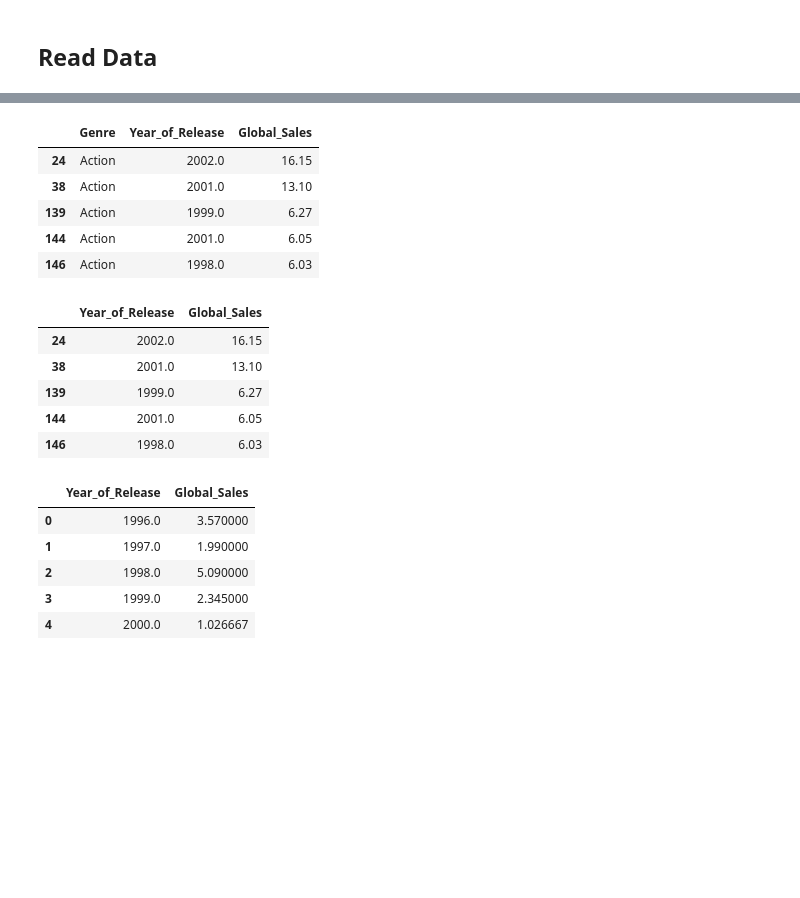
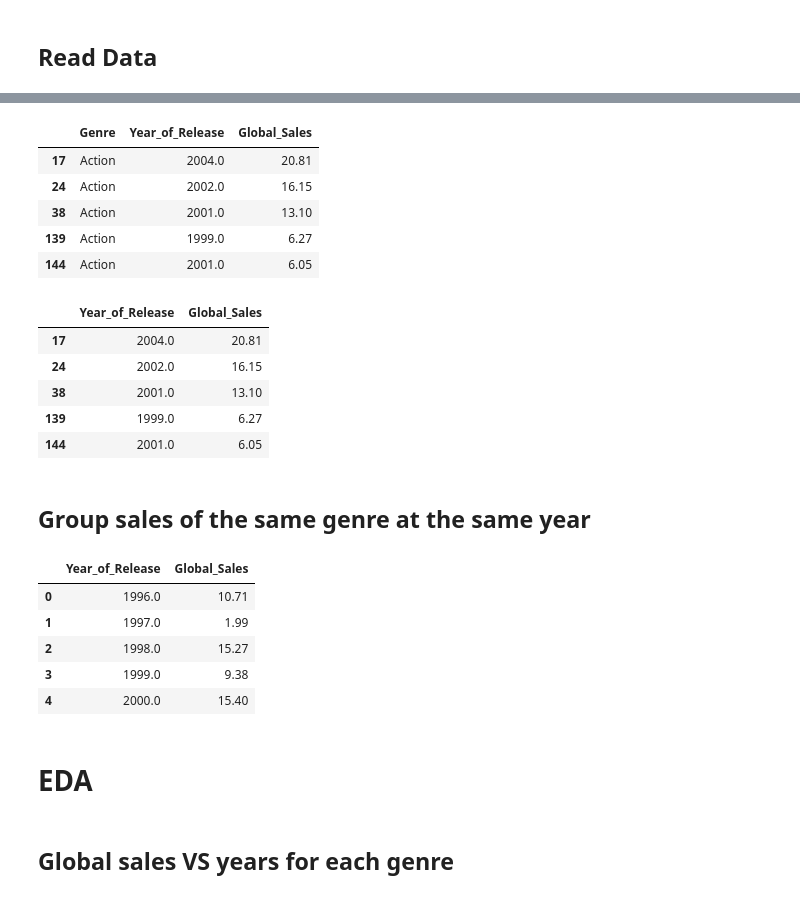
Before and after one commit to GhiathAjam/Analysis-of-Video-Games-Sales, a Jupyter notebook: Analysis/PredictiveQuestions/Q2.ipynb, the cells around one changed output, grey strips where cells are left out. Drawn from its saved outputs; the diff is of its cells as text; code cells hidden in the pictures; blank space fills up the shorter version.

```diff
--- a/Analysis/PredictiveQuestions/Q2.ipynb
+++ b/Analysis/PredictiveQuestions/Q2.ipynb
@@ -21,7 +23,7 @@ df=read_data(kind='all')
 #drop the null values
 df = df.dropna()
 #drop years  after 2003
-df = df[df['Year_of_Release'] < 2003]
+df = df[df['Year_of_Release'] < 2005]
 #select the columns
 selected_cols=[ 'Genre', 'Year_of_Release',  'Global_Sales']
 df = df[selected_cols]
@@ -67,11 +66,11 @@ Number of action games in training set:  72
 df[df['Genre'] == 'Action'].head()
 # %% [output]
 |  | Genre | Year_of_Release | Global_Sales |
+| 17 | Action | 2004.0 | 20.81 |
 | 24 | Action | 2002.0 | 16.15 |
 | 38 | Action | 2001.0 | 13.10 |
 | 139 | Action | 1999.0 | 6.27 |
 | 144 | Action | 2001.0 | 6.05 |
-| 146 | Action | 1998.0 | 6.03 |
 # %%
 # drop genre column
 for i, genre in  enumerate(df_all_genre):
@@ -79,24 +78,30 @@ for i, genre in  enumerate(df_all_genre):
 df_all_genre[0].head()
 # %% [output]
 |  | Year_of_Release | Global_Sales |
+| 17 | 2004.0 | 20.81 |
 | 24 | 2002.0 | 16.15 |
 | 38 | 2001.0 | 13.10 |
 | 139 | 1999.0 | 6.27 |
 | 144 | 2001.0 | 6.05 |
-| 146 | 1998.0 | 6.03 |
+# %% [markdown]
+## Group sales of the same genre at the same year
 # %%
 for i, genre in  enumerate(df_all_genre):
     # group by year and sum global sales
-    df_all_genre[i] = df_all_genre[i].groupby('Year_of_Release', as_index=False).mean()
+    df_all_genre[i] = df_all_genre[i].groupby('Year_of_Release', as_index=False).sum()
 
 df_all_genre[0].head()
 # %% [output]
 |  | Year_of_Release | Global_Sales |
-| 0 | 1996.0 | 3.570000 |
-| 1 | 1997.0 | 1.990000 |
-| 2 | 1998.0 | 5.090000 |
-| 3 | 1999.0 | 2.345000 |
-| 4 | 2000.0 | 1.026667 |
+| 0 | 1996.0 | 10.71 |
+| 1 | 1997.0 | 1.99 |
+| 2 | 1998.0 | 15.27 |
+| 3 | 1999.0 | 9.38 |
+| 4 | 2000.0 | 15.40 |
+# %% [markdown]
+# EDA
+# %% [markdown]
+## Global sales VS years for each genre
 # %%
 # for all genres, plot global sales vs year in different subplots in one figure
 fig, axes = plt.subplots(3,4, figsize=(15, 15))
```
Also changed, not shown: parts of 11 cells of this notebook.
